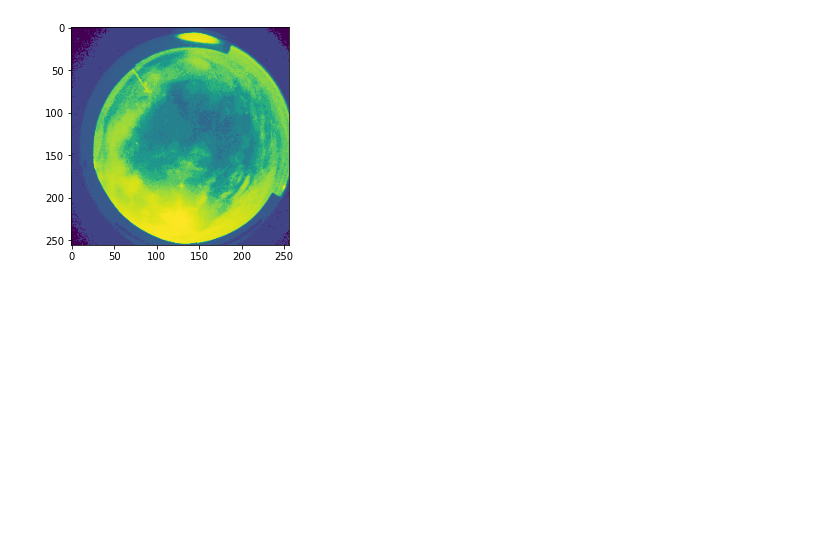
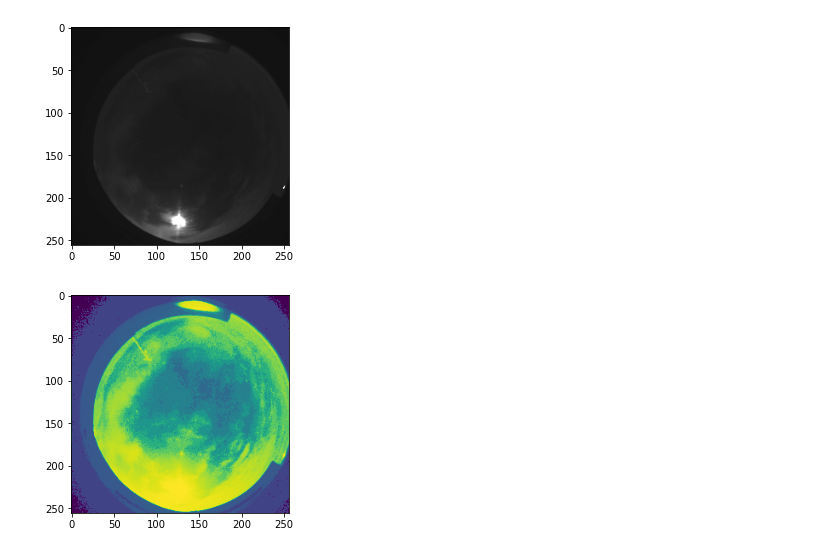
Before and after one commit to GarryGao00/themis_video_generator, a Jupyter notebook: image_enhancement_test.ipynb, the cells around one changed output. Saved outputs shown, nothing was run; the diff lists cells and outputs as text; code cells hidden in the pictures; blank space fills up the shorter version.

```diff
--- a/image_enhancement_test.ipynb
+++ b/image_enhancement_test.ipynb
@@ -11,3 +12,21 @@ plt.show()
+# %%
+def _relu(image_path, low = 0, pivot=0.02, ratio=1.7):
+    image = cv2.imread(image_path, 0)
+
+    # process the data in relu
+    def _relu_help(data, pivot=pivot, low=low, ratio=ratio):
+        return numpy.maximum(data+low, ratio*(data-pivot)+low)
+
+    image = _relu_help(image)
+    image = image.clip(low, 255).astype(numpy.uint8)
+
+    return image
+
+img = _relu(image_path)
+plt.imshow(img, cmap='gray', vmin=0, vmax=255)
+plt.show()
+# %% [output]
+[figure, added]
 # %%
 def _eqhist(img):
     img = cv2.equalizeHist(img) # equalize histogram
```
Also changed, not shown: parts of 2 cells of this notebook.
